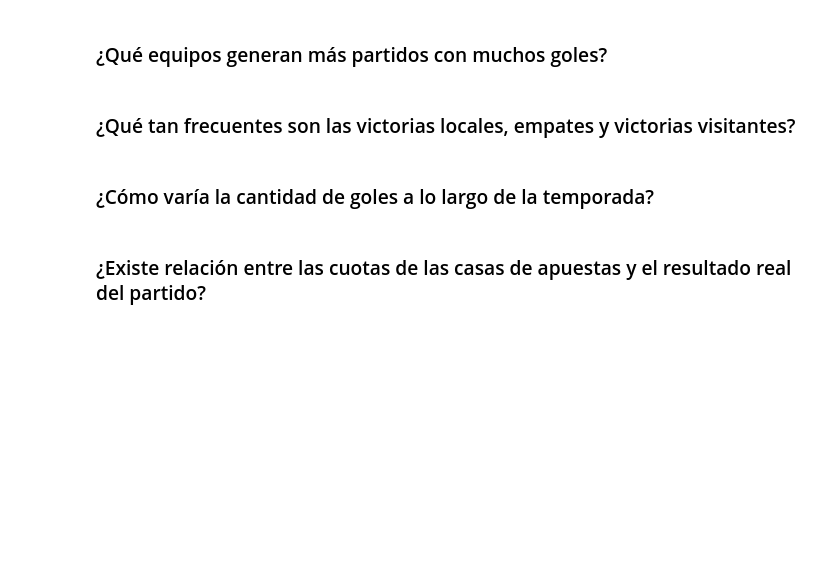
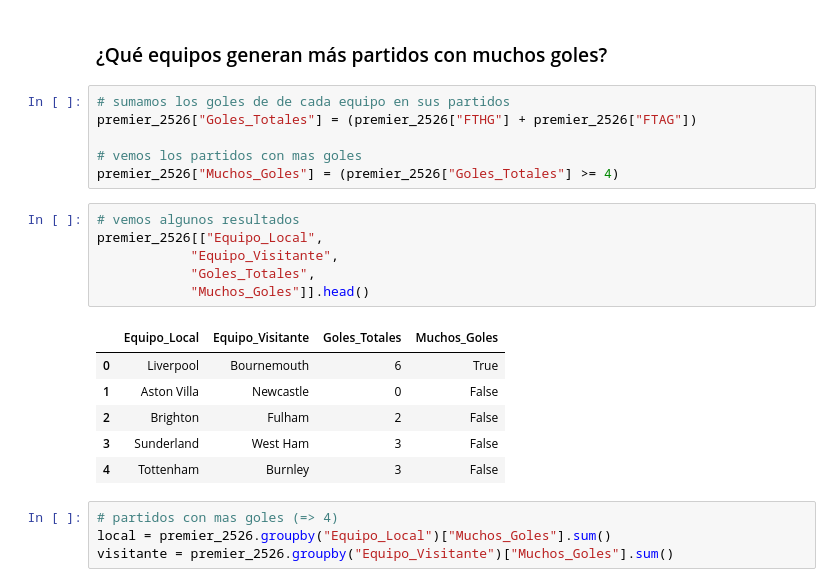
Before and after one commit to Liberato-Mayk/analisis_premier_2021, a Jupyter notebook: main.ipynb, the cells around one changed output. Drawn from its saved outputs; the diff is of its cells as text; blank space fills up the shorter version.

```diff
--- a/main.ipynb
+++ b/main.ipynb
@@ -252,8 +251,25 @@ plt.show()
 # %% [markdown]
 ### ¿Qué equipos generan más partidos con muchos goles?
-# %% [markdown]
-### ¿Qué tan frecuentes son las victorias locales, empates y victorias visitantes?
-# %% [markdown]
-### ¿Cómo varía la cantidad de goles a lo largo de la temporada?
-# %% [markdown]
-### ¿Existe relación entre las cuotas de las casas de apuestas y el resultado real del partido?
+# %%
+# sumamos los goles de de cada equipo en sus partidos
+premier_2526["Goles_Totales"] = (premier_2526["FTHG"] + premier_2526["FTAG"])
+
+# vemos los partidos con mas goles
+premier_2526["Muchos_Goles"] = (premier_2526["Goles_Totales"] >= 4)
+# %%
+# vemos algunos resultados
+premier_2526[["Equipo_Local",
+            "Equipo_Visitante",
+            "Goles_Totales",
+            "Muchos_Goles"]].head()
+# %% [output]
+|  | Equipo_Local | Equipo_Visitante | Goles_Totales | Muchos_Goles |
+| 0 | Liverpool | Bournemouth | 6 | True |
+| 1 | Aston Villa | Newcastle | 0 | False |
+| 2 | Brighton | Fulham | 2 | False |
+| 3 | Sunderland | West Ham | 3 | False |
+| 4 | Tottenham | Burnley | 3 | False |
+# %%
+# partidos con mas goles (=> 4)
+local = premier_2526.groupby("Equipo_Local")["Muchos_Goles"].sum()
+visitante = premier_2526.groupby("Equipo_Visitante")["Muchos_Goles"].sum()
```
Also changed, not shown: parts of 5 cells of this notebook.
